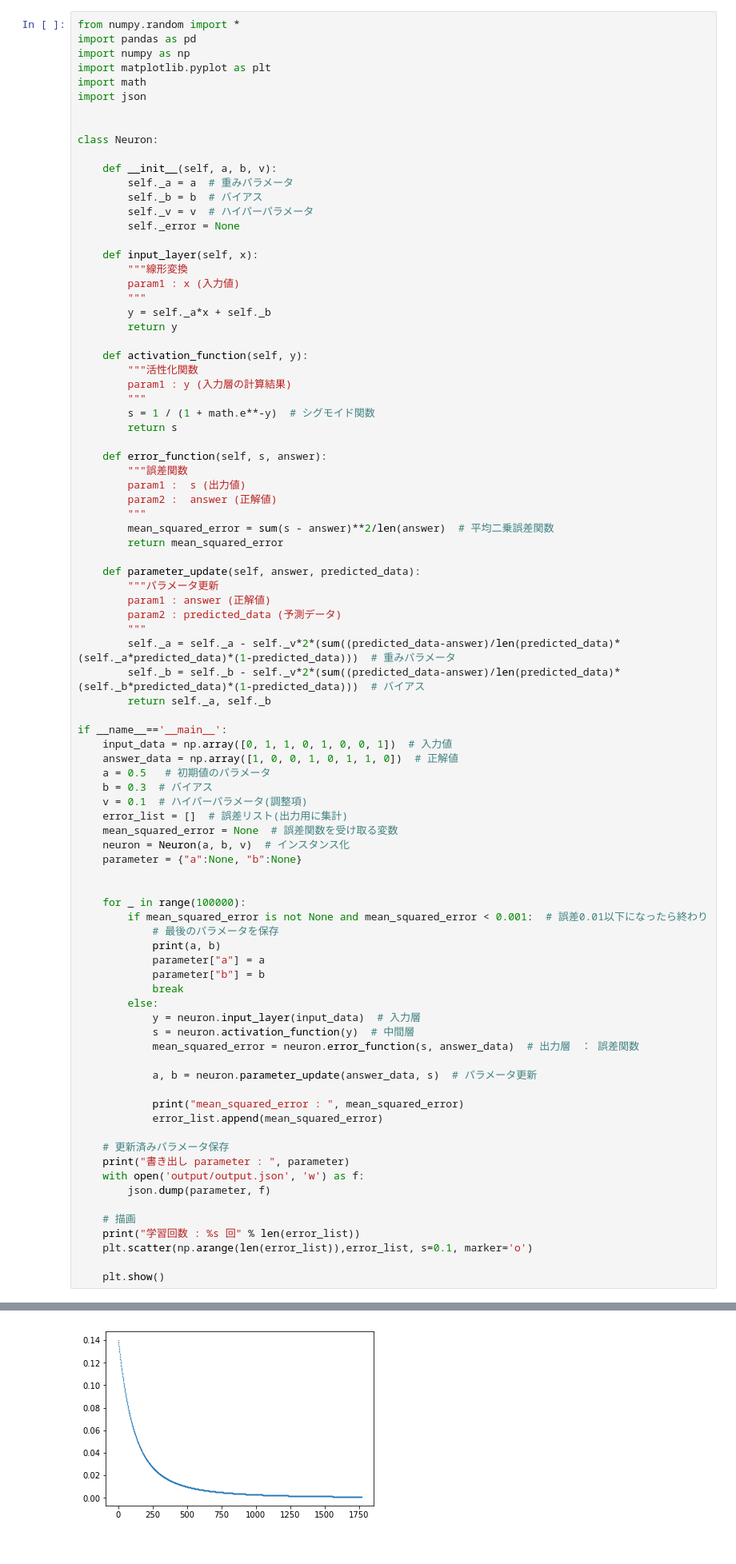
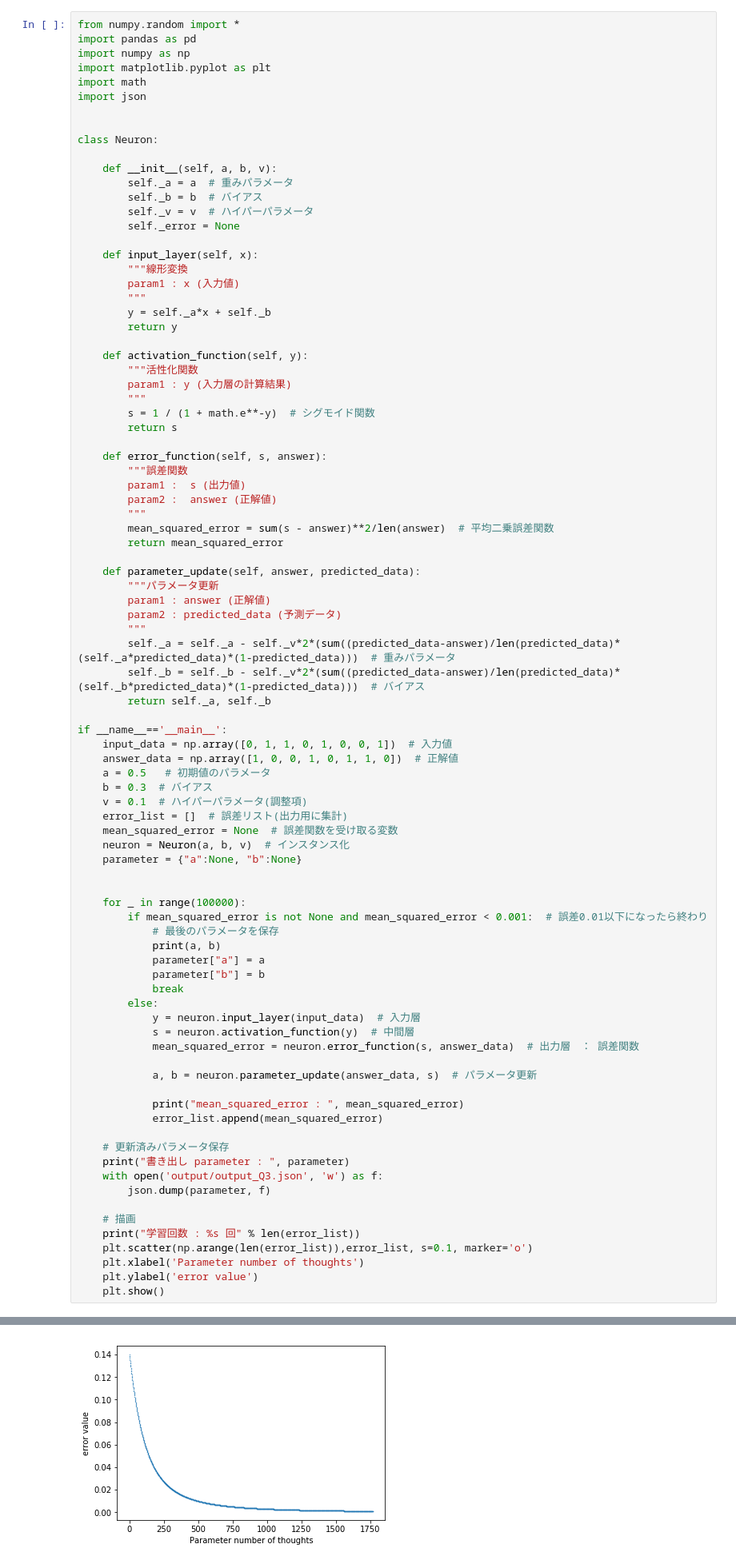
Before and after one commit to mpsamurai/ml-101-exercises, a Jupyter notebook: 04_perceptron/teraoka/04_perceptron.ipynb, the cells around one changed output, grey strips where cells are left out. Shown: that part at 80% size. Drawn from its saved outputs; the diff is of its cells as text.

```diff
--- a/04_perceptron/teraoka/04_perceptron.ipynb
+++ b/04_perceptron/teraoka/04_perceptron.ipynb
@@ -183,13 +185,14 @@ if __name__=='__main__':
 
     # 更新済みパラメータ保存
     print("書き出し parameter : ", parameter)
-    with open('output/output.json', 'w') as f:
+    with open('output/output_Q3.json', 'w') as f:
         json.dump(parameter, f)
 
     # 描画
     print("学習回数 : %s 回" % len(error_list))
     plt.scatter(np.arange(len(error_list)),error_list, s=0.1, marker='o')
-
+    plt.xlabel('Parameter number of thoughts')
+    plt.ylabel('error value')
     plt.show()
 # %% [output]
 mean_squared_error :  0.13983269759843345
@@ -211,4 +214,4 @@ parameter :  {'a': 0.040632032452472135, 'b': 0.02437921947148311}
 学習回数 : 1770 回
-[figure, old version]
+[figure, new version]
 # %% [markdown]
 # Q4. 真の入力値が 0 のとき関数の受け取る入力が平均 0 標準偏差 0.5 の<br>正規分布に従い、真の入力値が 1 のとき関数の受け取る入力が<br>平均 1 分散 0.5 の正規分布に従うとする。<br><br>この時、問題 3 で作成した論理否定を行う関数の正解率を求め、<br>その結果について考察し、必要があれば正解率を改善せよ。
```
Also changed, not shown: parts of 12 cells of this notebook, 5 other files.
